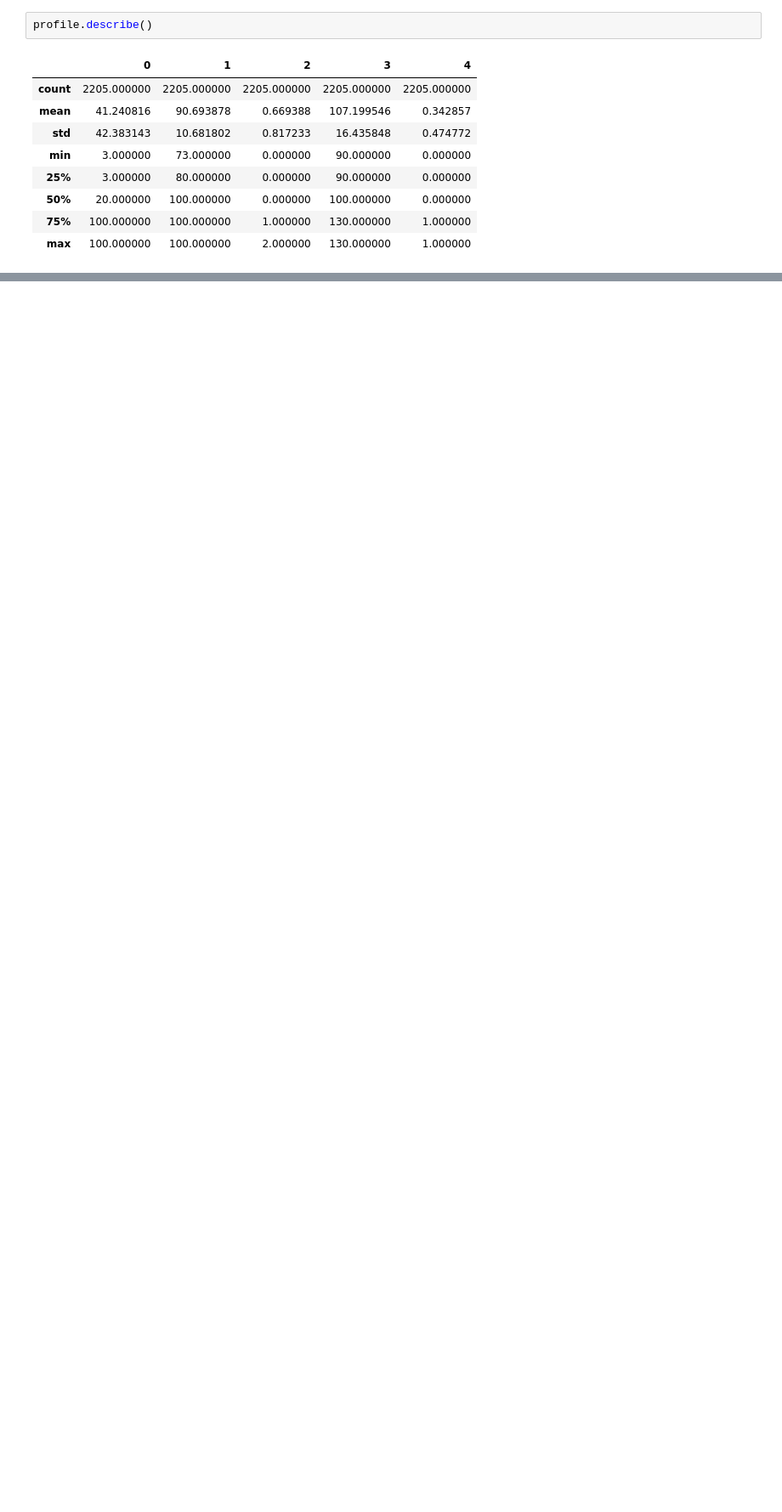
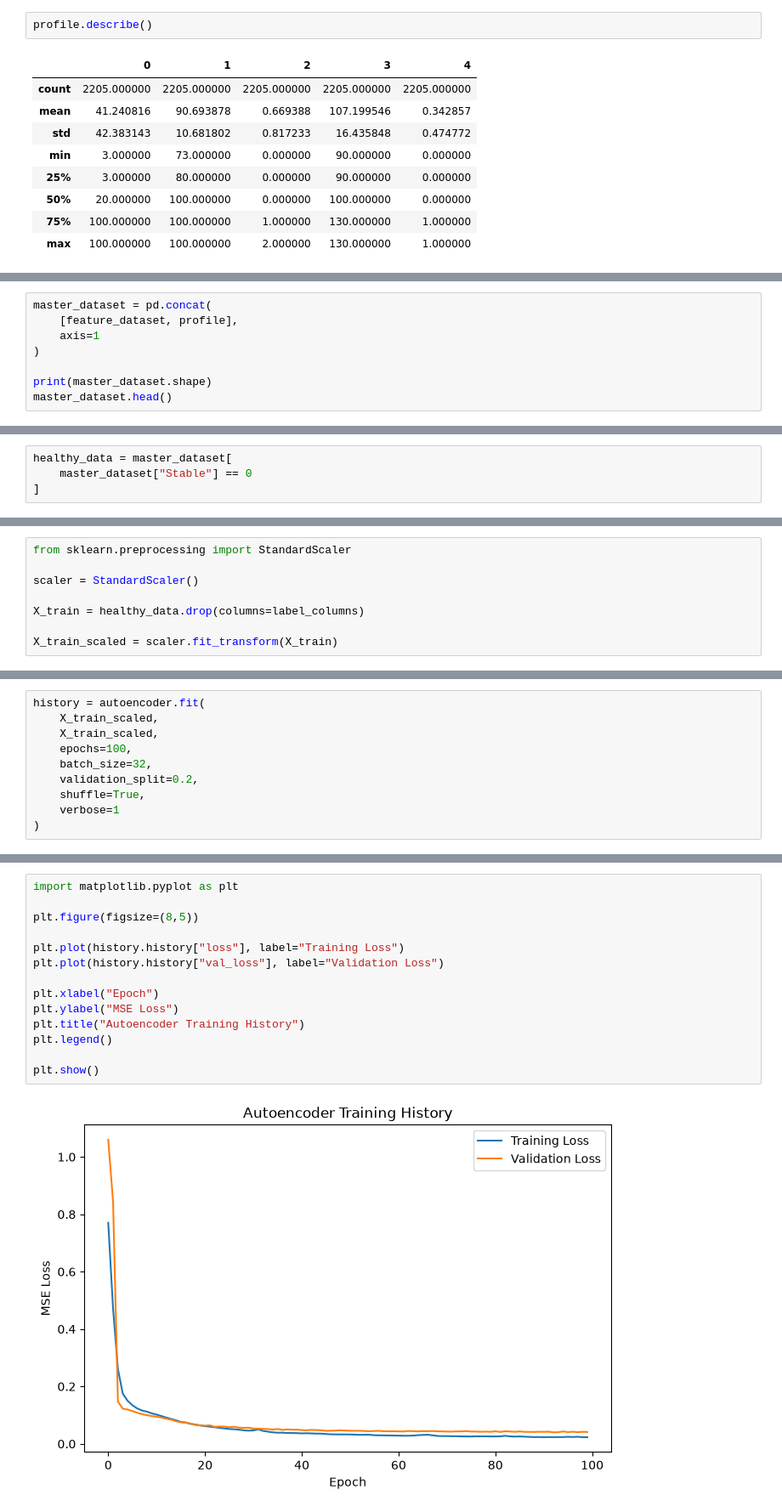
Before and after one commit to Abishrii/HYDRAULICS, a Jupyter notebook: notebooks/01_Data_Engineering.ipynb, the cells around one changed output, grey strips where cells are left out. Shown at 85% size. Cells and saved outputs as stored; diff of their text form; blank space fills up the shorter version.

```diff
--- a/notebooks/01_Data_Engineering.ipynb
+++ b/notebooks/01_Data_Engineering.ipynb
@@ -176,0 +282,8 @@ profile.describe()
+# %%
+master_dataset = pd.concat(
+    [feature_dataset, profile],
+    axis=1
+)
+
+print(master_dataset.shape)
+master_dataset.head()
@@ -176,0 +335,4 @@ profile.describe()
+# %%
+healthy_data = master_dataset[
+    master_dataset["Stable"] == 0
+]
@@ -176,0 +343,8 @@ profile.describe()
+# %%
+from sklearn.preprocessing import StandardScaler
+
+scaler = StandardScaler()
+
+X_train = healthy_data.drop(columns=label_columns)
+
+X_train_scaled = scaler.fit_transform(X_train)
@@ -176,0 +398,10 @@ profile.describe()
+# %%
+history = autoencoder.fit(
+    X_train_scaled,
+    X_train_scaled,
+    epochs=100,
+    batch_size=32,
+    validation_split=0.2,
+    shuffle=True,
+    verbose=1
+)
@@ -176,0 +450,16 @@ profile.describe()
+# %%
+import matplotlib.pyplot as plt
+
+plt.figure(figsize=(8,5))
+
+plt.plot(history.history["loss"], label="Training Loss")
+plt.plot(history.history["val_loss"], label="Validation Loss")
+
+plt.xlabel("Epoch")
+plt.ylabel("MSE Loss")
+plt.title("Autoencoder Training History")
+plt.legend()
+
+plt.show()
+# %% [output]
+[figure, added]
```
Also changed, not shown: parts of 72 cells of this notebook, 33 other files.
